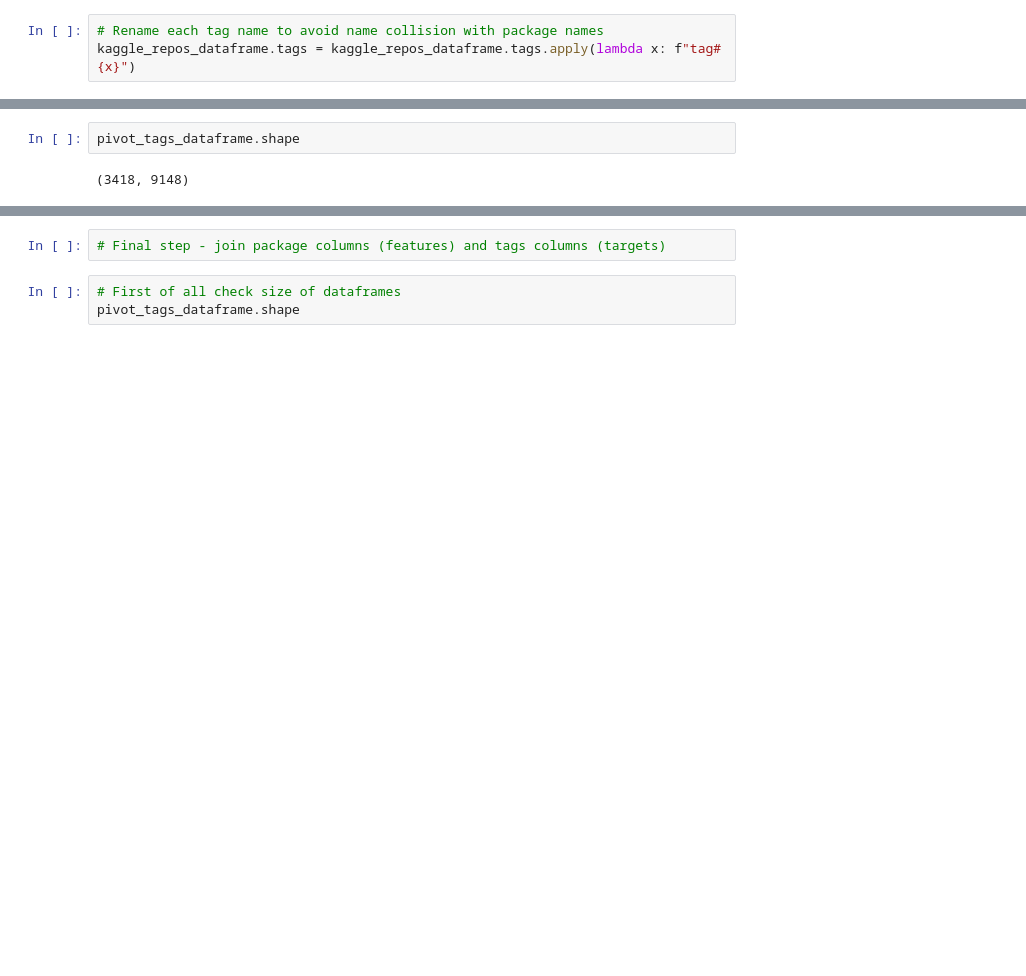
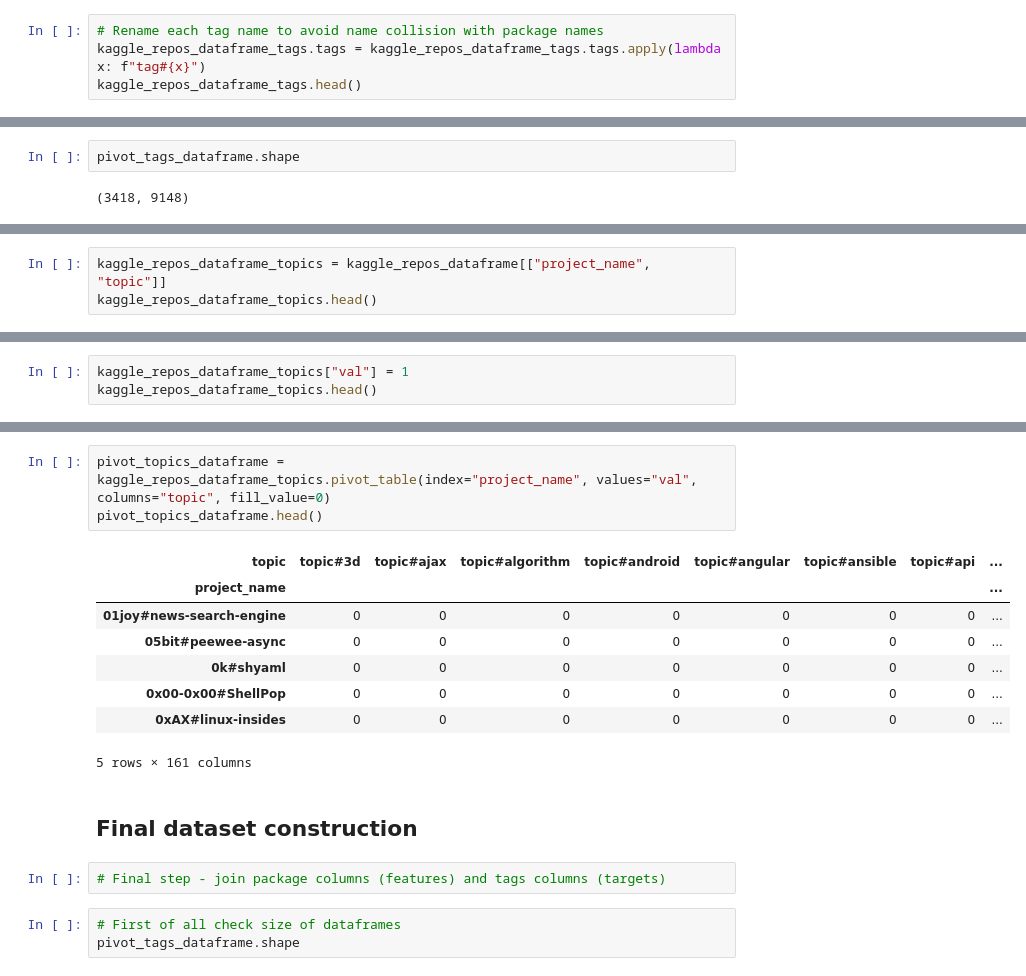
Before and after one commit to zuevmaxim/itmo-ibd, a Jupyter notebook: classification/prepare_count_dataset.ipynb, the cells around one changed output, grey strips where cells are left out. Saved outputs shown, nothing was run; the diff lists cells and outputs as text; blank space fills up the shorter version.

Commit message:
Add classificator for tags and topic feature extraction

```diff
--- a/classification/prepare_count_dataset.ipynb
+++ b/classification/prepare_count_dataset.ipynb
@@ -231,3 +210,4 @@ kaggle_repos_dataframe.head()
 # %%
 # Rename each tag name to avoid name collision with package names
-kaggle_repos_dataframe.tags = kaggle_repos_dataframe.tags.apply(lambda x: f"tag#{x}")
+kaggle_repos_dataframe_tags.tags = kaggle_repos_dataframe_tags.tags.apply(lambda x: f"tag#{x}")
+kaggle_repos_dataframe_tags.head()
@@ -284,0 +275,3 @@ Name: tag#zircon, dtype: int64
+# %%
+kaggle_repos_dataframe_topics = kaggle_repos_dataframe[["project_name", "topic"]]
+kaggle_repos_dataframe_topics.head()
@@ -284,0 +285,3 @@ Name: tag#zircon, dtype: int64
+# %%
+kaggle_repos_dataframe_topics["val"] = 1
+kaggle_repos_dataframe_topics.head()
@@ -285,3 +315,17 @@ Name: tag#zircon, dtype: int64
+# %%
+pivot_topics_dataframe = kaggle_repos_dataframe_topics.pivot_table(index="project_name", values="val", columns="topic", fill_value=0)
+pivot_topics_dataframe.head()
+# %% [output]
+| topic | topic#3d | topic#ajax | topic#algorithm | topic#android | topic#angular | topic#ansible | topic#api | ... |
+| project_name |  |  |  |  |  |  |  | ... |
+| 01joy#news-search-engine | 0 | 0 | 0 | 0 | 0 | 0 | 0 | ... |
+| 05bit#peewee-async | 0 | 0 | 0 | 0 | 0 | 0 | 0 | ... |
+| 0k#shyaml | 0 | 0 | 0 | 0 | 0 | 0 | 0 | ... |
+| 0x00-0x00#ShellPop | 0 | 0 | 0 | 0 | 0 | 0 | 0 | ... |
+| 0xAX#linux-insides | 0 | 0 | 0 | 0 | 0 | 0 | 0 | ... |
+5 rows × 161 columns
+# %% [markdown]
+## Final dataset construction
 # %%
 # Final step - join package columns (features) and tags columns (targets)
 # %%
```
Also changed, not shown: parts of 43 cells of this notebook, 1 other file.
